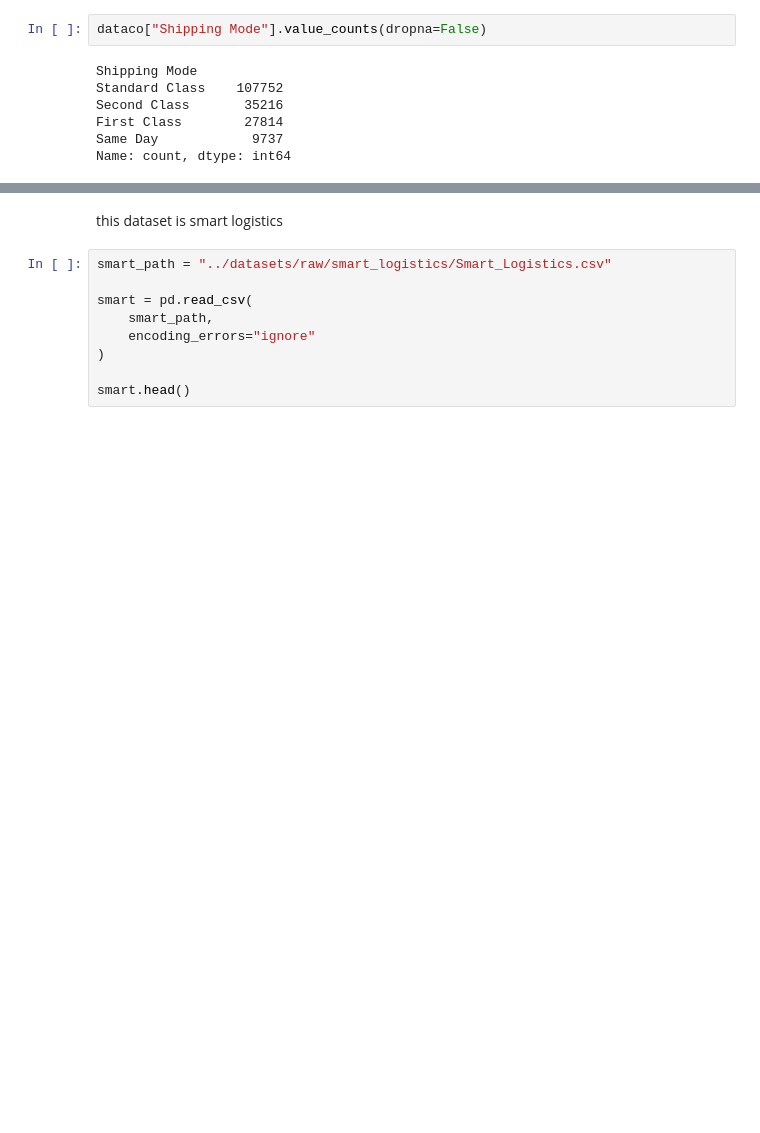
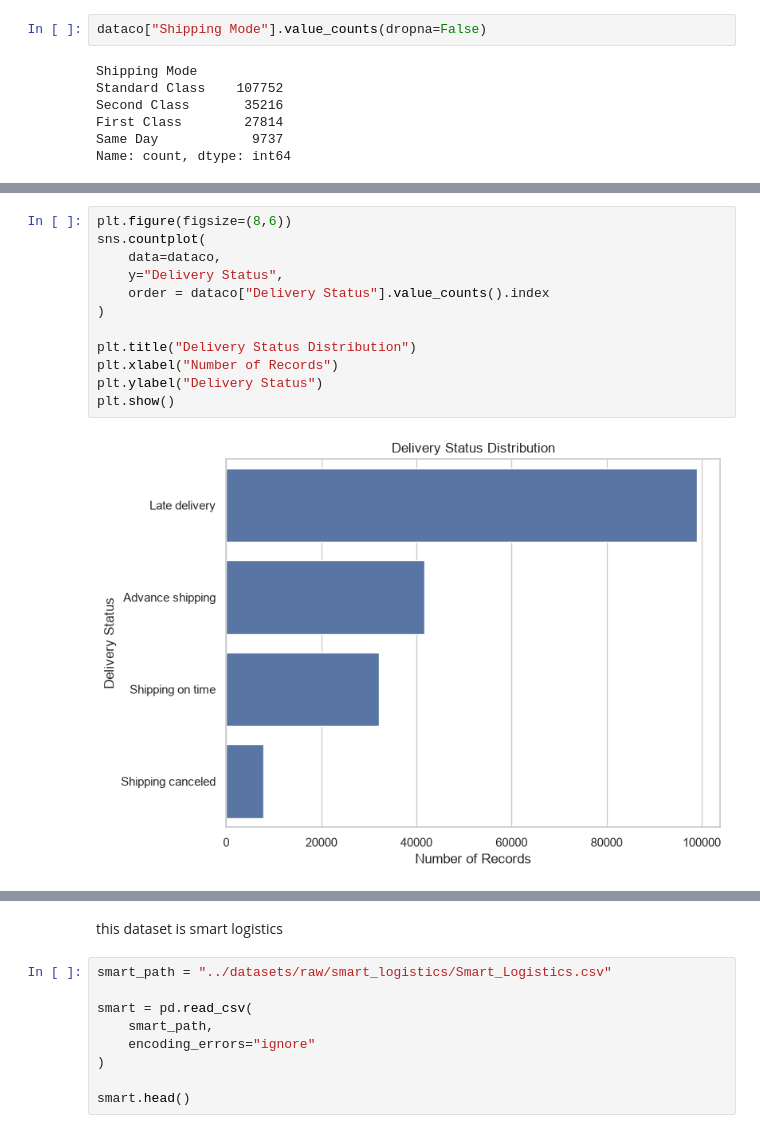
Before and after one commit to anuj22045/cargopulse-ai, a Jupyter notebook: backend/notebooks/01_dataset_analysis.ipynb, the cells around one changed output, grey strips where cells are left out. Saved outputs shown, nothing was run; the diff lists cells and outputs as text; blank space fills up the shorter version.

```diff
--- a/backend/notebooks/01_dataset_analysis.ipynb
+++ b/backend/notebooks/01_dataset_analysis.ipynb
@@ -172,0 +353,14 @@ Name: count, dtype: int64
+# %%
+plt.figure(figsize=(8,6))
+sns.countplot(
+    data=dataco,
+    y="Delivery Status",
+    order = dataco["Delivery Status"].value_counts().index
+)
+
+plt.title("Delivery Status Distribution")
+plt.xlabel("Number of Records")
+plt.ylabel("Delivery Status")
+plt.show()
+# %% [output]
+[figure, added]
```
Also changed, not shown: parts of 104 cells of this notebook, 1 other file.
